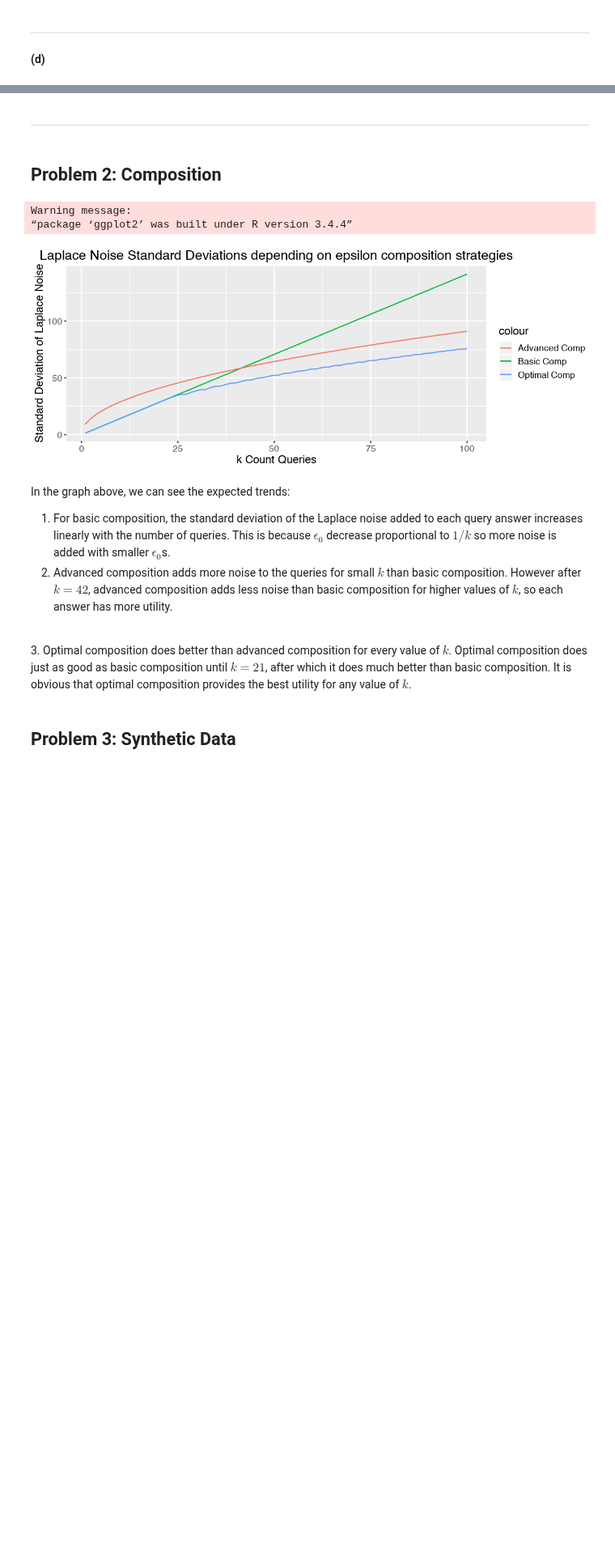
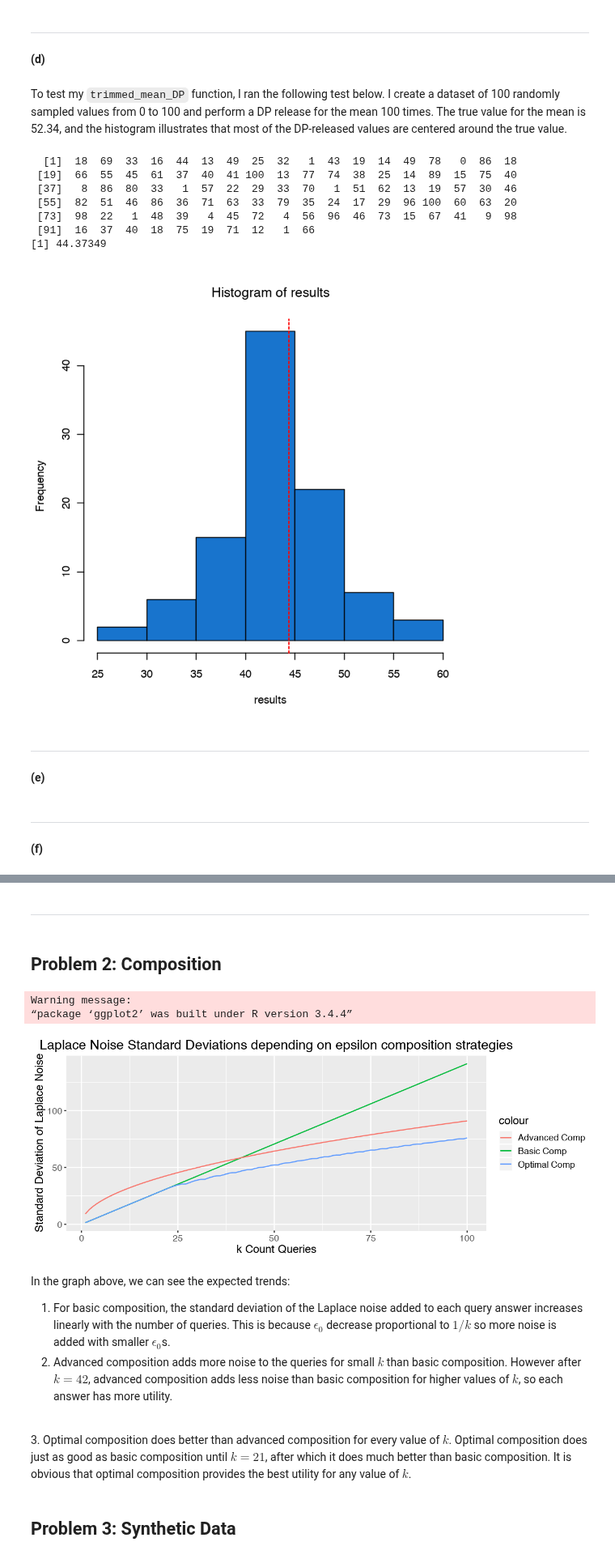
Before and after one commit to bhavenp/cs208, a Jupyter notebook: homework/HW3/HW3_Bhaven_Patel.ipynb, the cells around one changed output, grey strips where cells are left out. Shown at 81% size. Saved outputs shown, nothing was run; the diff lists cells and outputs as text; code cells hidden in the pictures; blank space fills up the shorter version.

```diff
--- a/homework/HW3/HW3_Bhaven_Patel.ipynb
+++ b/homework/HW3/HW3_Bhaven_Patel.ipynb
@@ -257,3 +257,65 @@ hist(results)
 <hr>
 # %% [markdown]
 **(d)**<br>
+# %%
+# Trimmed mean function for releasing a DP mean from data trimmed to DP-released 5th and 95th percentiles
+#
+# x- numeric vector of values
+# max_value- maximum value any element in 'x' may take
+# epsilon- total epsilon to use as privacy loss parameter
+#
+# returns a differentially private mean release from the trimmed data
+
+trimmed_mean_DP = function(x, epsilon){
+    n <- length(x); #get number of elements in x
+    #get DP releases for 5th and 95th percentiles
+    lower <- percentileRelease(x, tperc = 0.05, epsilon = epsilon/3);
+    upper <- percentileRelease(x, tperc = 0.95, epsilon = epsilon/3);
+
+    x.trimmed <- x[x >= lower$release & x <= upper$release]; #trim x based on DP percentile values
+
+    sensitivity <- (upper$release - lower$release) / (0.9*n);
+    scale <- sensitivity / (epsilon/3); #scale for Laplace noise. Divide epsilon by 3
+
+    sensitiveValue <- mean(x.trimmed);
+    DPrelease <- sensitiveValue + rlap(mu=0, b=scale, size=1);
+
+    return(list(release=DPrelease, true=sensitiveValue));
+}
+# %% [markdown]
+To test my `trimmed_mean_DP` function, I ran the following test below. I create a dataset of 100 randomly sampled values from 0 to 100 and perform a DP release for the mean 100 times. The true value for the mean is 52.34, and the histogram illustrates that most of the DP-released values are centered around the true value.
+# %%
+#test trimmed_mean_DP functon
+numSims = 100;
+data <- create_dataset(max_value = 100, size = 100);
+print(data)
+results <- c();
+true_val <- -1;
+for(i in 1:numSims){
+
+    r <- trimmed_mean_DP(data, epsilon = 1);
+    true_val <- r$true;
+    results <- c(results, r$release);
+}
+print(true_val)
+
+#graph the results
+hist(results, col="dodgerblue3");
+abline(v=true_val, col="red", lwd=1.5, lty=2);
+# %% [output]
+  [1]  18  69  33  16  44  13  49  25  32   1  43  19  14  49  78   0  86  18
+ [19]  66  55  45  61  37  40  41 100  13  77  74  38  25  14  89  15  75  40
+ [37]   8  86  80  33   1  57  22  29  33  70   1  51  62  13  19  57  30  46
+ [55]  82  51  46  86  36  71  63  33  79  35  24  17  29  96 100  60  63  20
+ [73]  98  22   1  48  39   4  45  72   4  56  96  46  73  15  67  41   9  98
+ [91]  16  37  40  18  75  19  71  12   1  66
+[1] 44.37349
+[figure, added]
+# %% [markdown]
+<hr>
+# %% [markdown]
+**(e)**<br>
+# %% [markdown]
+<hr>
+# %% [markdown]
+**(f)**<br>
```
Also changed, not shown: parts of 11 cells of this notebook, 1 other file.
